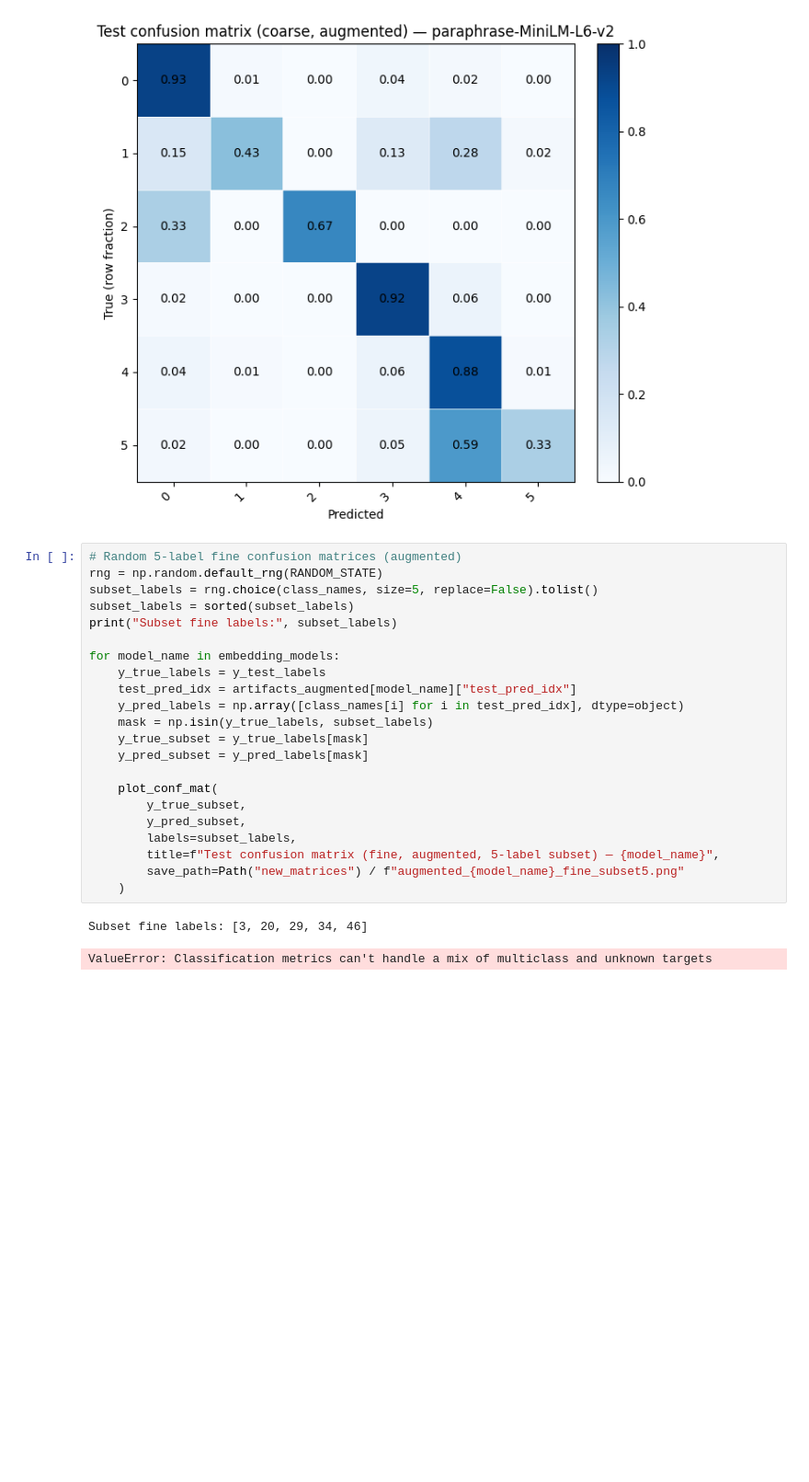
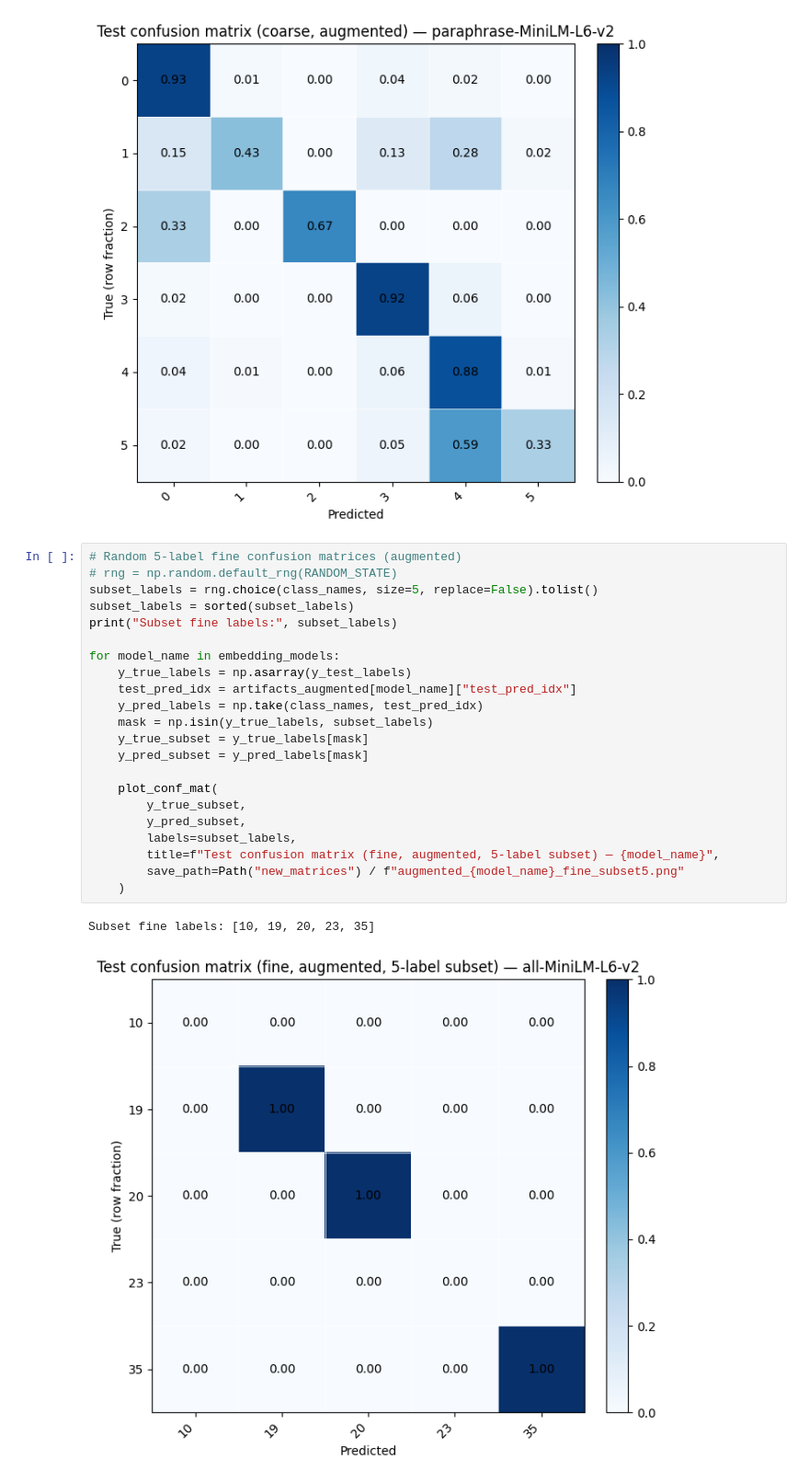
Before and after one commit to Sail-Nautica/ENGR-100-M4, a Jupyter notebook: newCodeBase.ipynb, the cells around one changed output. Shown at 92% size. Drawn from its saved outputs; the diff is of its cells as text; blank space fills up the shorter version.

```diff
--- a/newCodeBase.ipynb
+++ b/newCodeBase.ipynb
@@ -791,26 +791,26 @@ for model_name in embedding_models:
 [figure]
 # %%
 # Random 5-label fine confusion matrices (augmented)
-rng = np.random.default_rng(RANDOM_STATE)
+# rng = np.random.default_rng(RANDOM_STATE)
 subset_labels = rng.choice(class_names, size=5, replace=False).tolist()
 subset_labels = sorted(subset_labels)
 print("Subset fine labels:", subset_labels)
 
 for model_name in embedding_models:
-    y_true_labels = y_test_labels
+    y_true_labels = np.asarray(y_test_labels)
     test_pred_idx = artifacts_augmented[model_name]["test_pred_idx"]
-    y_pred_labels = np.array([class_names[i] for i in test_pred_idx], dtype=object)
+    y_pred_labels = np.take(class_names, test_pred_idx)
     mask = np.isin(y_true_labels, subset_labels)
     y_true_subset = y_true_labels[mask]
     y_pred_subset = y_pred_labels[mask]
 
     plot_conf_mat(
         y_true_subset,
         y_pred_subset,
         labels=subset_labels,
         title=f"Test confusion matrix (fine, augmented, 5-label subset) — {model_name}",
         save_path=Path("new_matrices") / f"augmented_{model_name}_fine_subset5.png"
     )
 # %% [output]
-Subset fine labels: [3, 20, 29, 34, 46]
+Subset fine labels: [10, 19, 20, 23, 35]
-ValueError: Classification metrics can't handle a mix of multiclass and unknown targets
+[figure, added]
```
Also changed, not shown: parts of 1 cell of this notebook, 2 other files.
